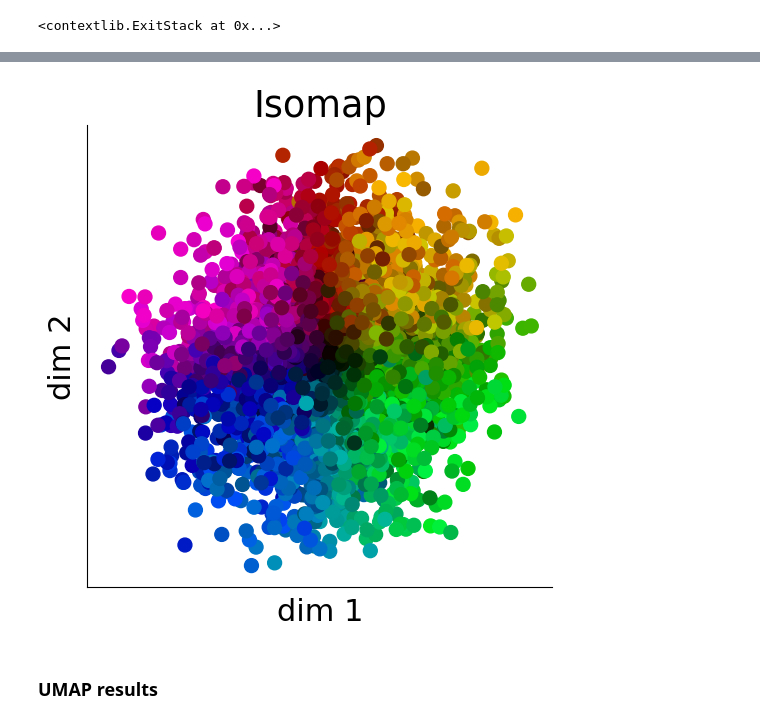
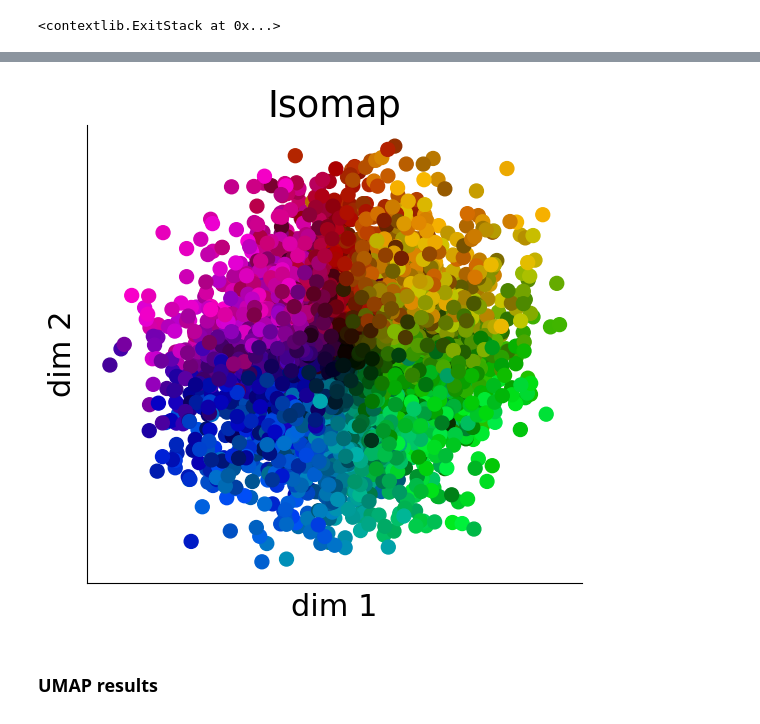
Before and after one commit to abhi-iyer/velocity_extraction, a Jupyter notebook: main/analysis_bird2d.ipynb, the cells around one changed output, grey strips where cells are left out. Saved outputs shown, nothing was run; the diff lists cells and outputs as text; code cells hidden in the pictures.

```diff
--- a/main/analysis_bird2d.ipynb
+++ b/main/analysis_bird2d.ipynb
@@ -353,23 +359,26 @@ isomap_firing_rates
 # %%
 fig = plt.figure(figsize=(6, 6))
 
 ax = plt.gca()
 
 
 ax.scatter(*isomap_pred_velocities.T, c=colors, s=100)
 
 ax.set_xlabel('dim 1')
 ax.set_ylabel('dim 2')
 ax.set_title('Isomap')
 
 ax.xaxis.set_tick_params(labelbottom=False)
 ax.yaxis.set_tick_params(labelleft=False)
 ax.set_xticks([])
 ax.set_yticks([])
 ax.spines['top'].set_visible(False)
 ax.spines['right'].set_visible(False)
+
+plt.tight_layout()
+plt.savefig('./figures/bird2d_isomap.png')
 # %% [output]
-[figure, old version]
+[figure, new version]
 # %% [markdown]
 ### UMAP results
 # %%
```
Also changed, not shown: parts of 23 cells of this notebook, 4 other files.
